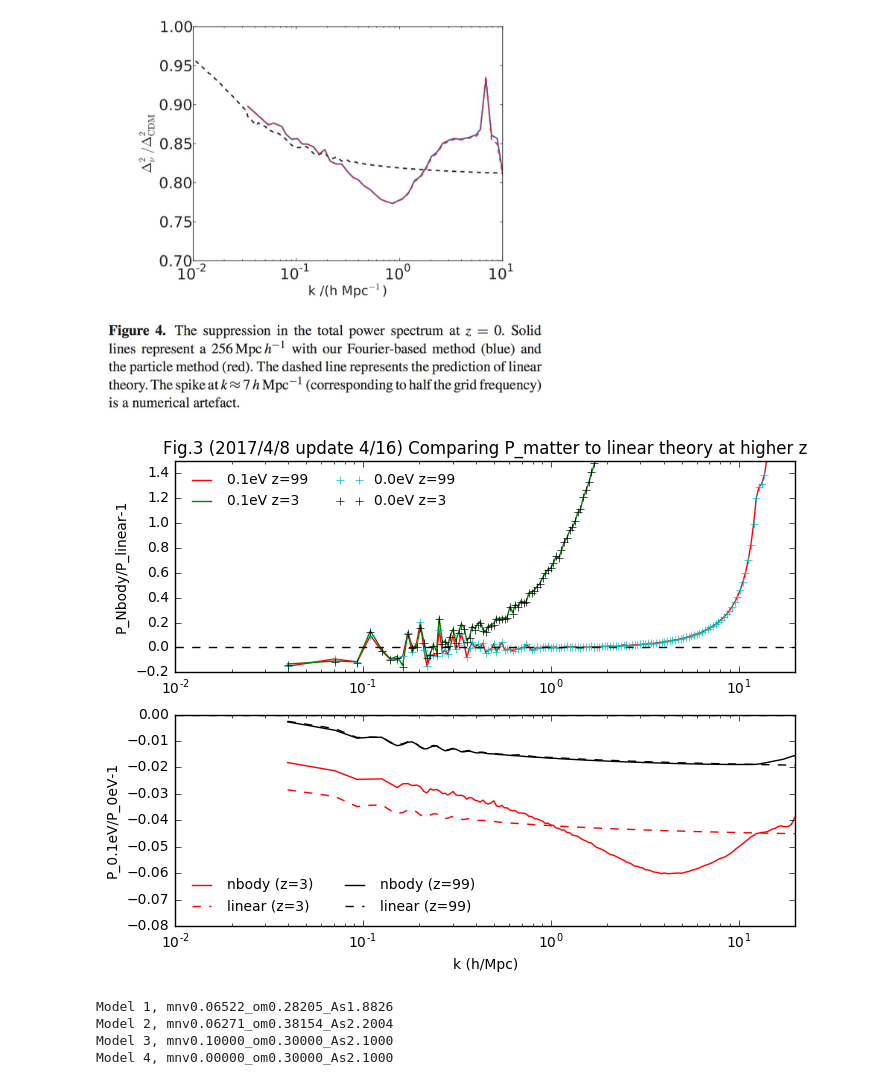
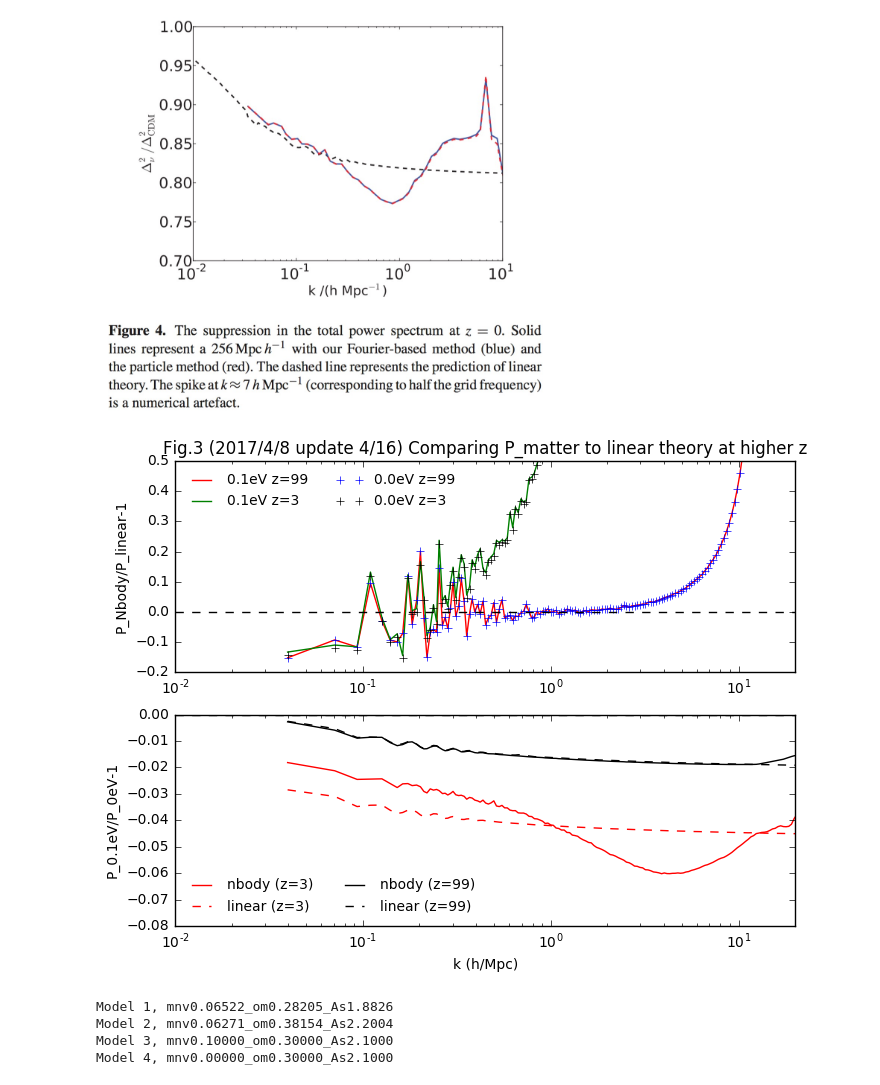
Before and after one commit to liuxx479/neutrino-batch, a Jupyter notebook: plot-matterps.ipynb, the cells around one changed output. Cells and saved outputs as stored; diff of their text form; code cells hidden in the pictures.

```diff
--- a/plot-matterps.ipynb
+++ b/plot-matterps.ipynb
@@ -222,34 +222,34 @@ Pcamb0_z99_bin = interp1d(kcamb0_z99, Pcamb0_z99, fill_value="extrapolate")(knb_
 # %%
 f=figure(figsize=(8,6))
 ax=f.add_subplot(211)
 ax2=f.add_subplot(212)
 
 ax.plot(knb_bin, Pnb1_z99_bin/Pnn_z99-1,'r-',label='0.1eV z=99')
 ax.plot(knb_bin, Pnb1_z03_bin/Pnn_z03-1,'g-',label='0.1eV z=3')
 
-ax.plot(knb_bin, Pnb0_z99_bin/Pcamb0_z99_bin-1,'c+',label='0.0eV z=99')
+ax.plot(knb_bin, Pnb0_z99_bin/Pcamb0_z99_bin-1,'b+',label='0.0eV z=99')
 ax.plot(knb_bin, Pnb0_z03_bin/Pcamb0_z03_bin-1,'k+',label='0.0eV z=3')
 
 ax2.plot(knb_bin, Pnb1_z03_bin/Pnb0_z03_bin-1,'r-',label='nbody (z=3)')
 ax2.plot(knb_bin, Pnn_z03/Pcamb0_z03_bin-1,'r--',label='linear (z=3)')
 
 ax2.plot(knb_bin, Pnb1_z99_bin/Pnb0_z99_bin-1,'k-',label='nbody (z=99)')
 ax2.plot(knb_bin, Pnn_z99/Pcamb0_z99_bin-1,'k--',label='linear (z=99)')
 
-ax.set_ylim(-0.2,1.5)
+ax.set_ylim(-0.2,0.5)
 ax.set_ylabel('P_Nbody/P_linear-1')
 ax2.set_ylim(-0.08,0)
 ax2.set_ylabel('P_0.1eV/P_0eV-1')
 ax2.set_xlabel('k (h/Mpc)')
 for iax in [ax,ax2]:
     iax.legend(fontsize=10,frameon=0,loc=0, ncol=2)
     iax.plot([1e-2, 20],[0,0],'k--')
     iax.set_xscale('log')
     iax.set_xlim(1e-2,20)
 ax.set_title("Fig.3 (2017/4/8 update 4/16) Comparing P_matter to linear theory at higher z")
 show()
 # %% [output]
-[figure, old version]
+[figure, new version]
 # %%
 import itertools
 f=figure(figsize=(8,8))
```
